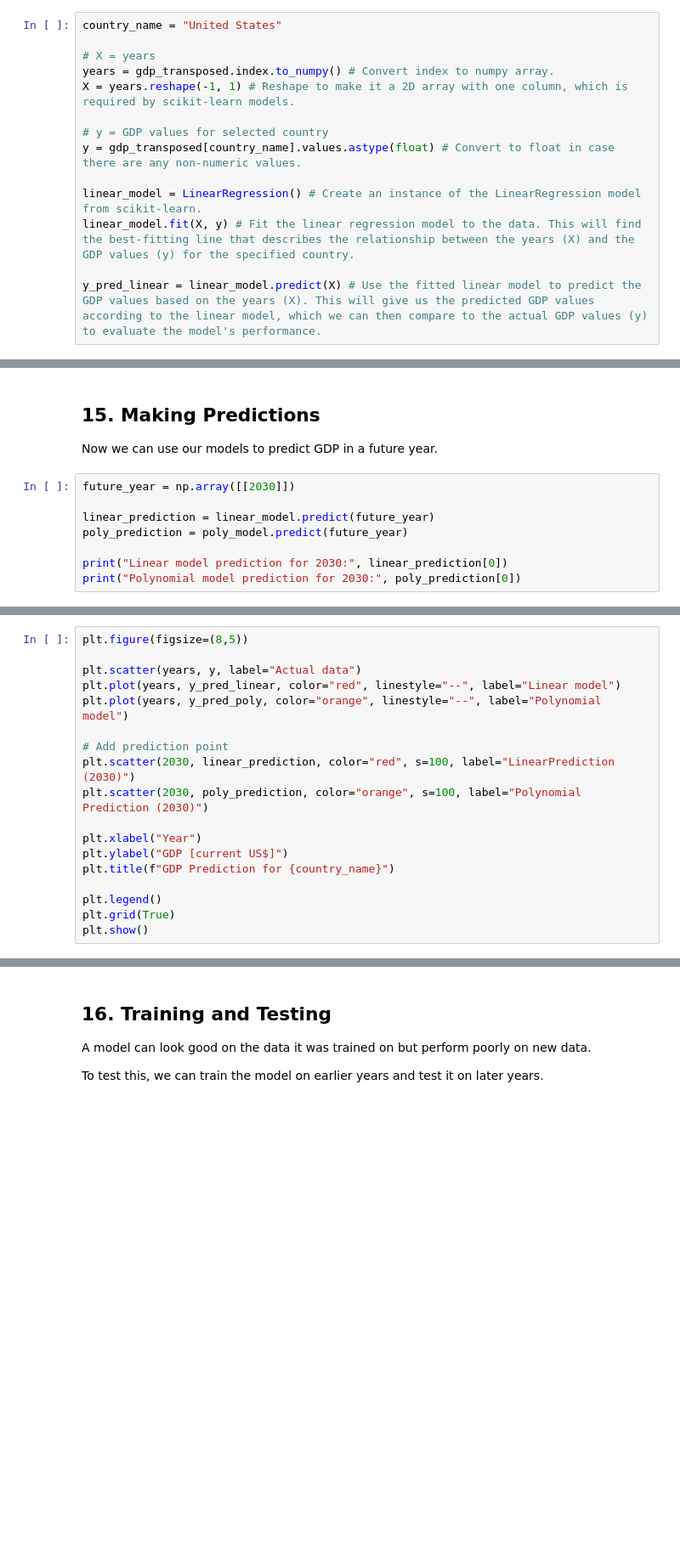
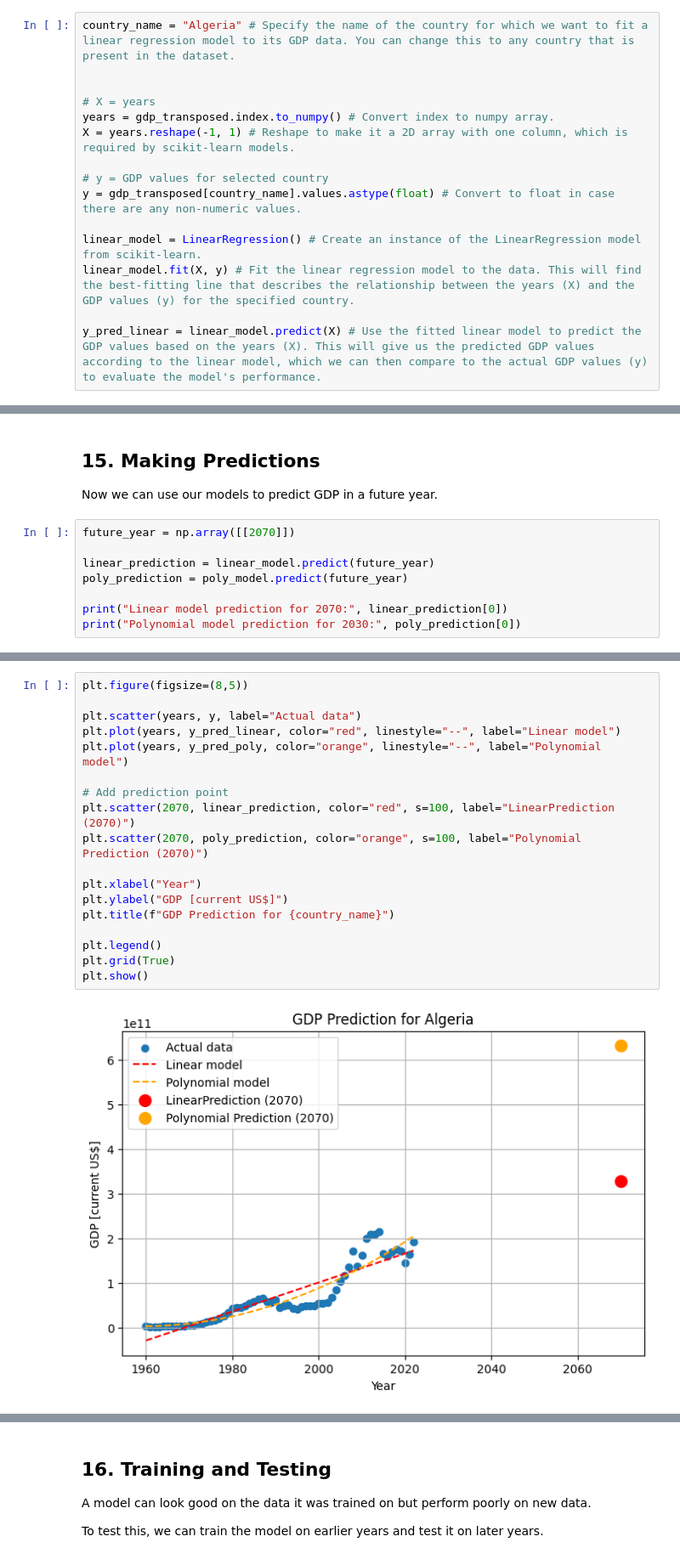
Before and after one commit to shokun723/Summer_Workshop_ShoRydberg, a Jupyter notebook: 0_Class_Notebooks/01_Know_Data_Numerical.ipynb, the cells around one changed output, grey strips where cells are left out. Shown at 85% size. Drawn from its saved outputs; the diff is of its cells as text; blank space fills up the shorter version.

```diff
--- a/0_Class_Notebooks/01_Know_Data_Numerical.ipynb
+++ b/0_Class_Notebooks/01_Know_Data_Numerical.ipynb
@@ -403,7 +566,8 @@ from sklearn.metrics import mean_squared_error, r2_score # Import the mean_squar
 
 A linear regression model assumes the data follows a straight-line pattern.
 # %%
-country_name = "United States"
+country_name = "Algeria" # Specify the name of the country for which we want to fit a linear regression model to its GDP data. You can change this to any country that is present in the dataset.
+
 
 # X = years
 years = gdp_transposed.index.to_numpy() # Convert index to numpy array.
@@ -497,10 +673,10 @@ However, a model that fits old data very well is not always better at predicting
 
 Now we can use our models to predict GDP in a future year.
 # %%
-future_year = np.array([[2030]])
+future_year = np.array([[2070]])
 
 linear_prediction = linear_model.predict(future_year)
 poly_prediction = poly_model.predict(future_year)
 
-print("Linear model prediction for 2030:", linear_prediction[0])
+print("Linear model prediction for 2070:", linear_prediction[0])
 print("Polynomial model prediction for 2030:", poly_prediction[0])
@@ -507,21 +686,23 @@ print("Polynomial model prediction for 2030:", poly_prediction[0])
 # %%
 plt.figure(figsize=(8,5))
 
 plt.scatter(years, y, label="Actual data")
 plt.plot(years, y_pred_linear, color="red", linestyle="--", label="Linear model")
 plt.plot(years, y_pred_poly, color="orange", linestyle="--", label="Polynomial model")
 
 # Add prediction point
-plt.scatter(2030, linear_prediction, color="red", s=100, label="LinearPrediction (2030)")
-plt.scatter(2030, poly_prediction, color="orange", s=100, label="Polynomial Prediction (2030)")
+plt.scatter(2070, linear_prediction, color="red", s=100, label="LinearPrediction (2070)")
+plt.scatter(2070, poly_prediction, color="orange", s=100, label="Polynomial Prediction (2070)")
 
 plt.xlabel("Year")
 plt.ylabel("GDP [current US$]")
 plt.title(f"GDP Prediction for {country_name}")
 
 plt.legend()
 plt.grid(True)
 plt.show()
+# %% [output]
+[figure, added]
 # %% [markdown]
 ### Reflection
 
```
Also changed, not shown: parts of 35 cells of this notebook, 2 other files.
